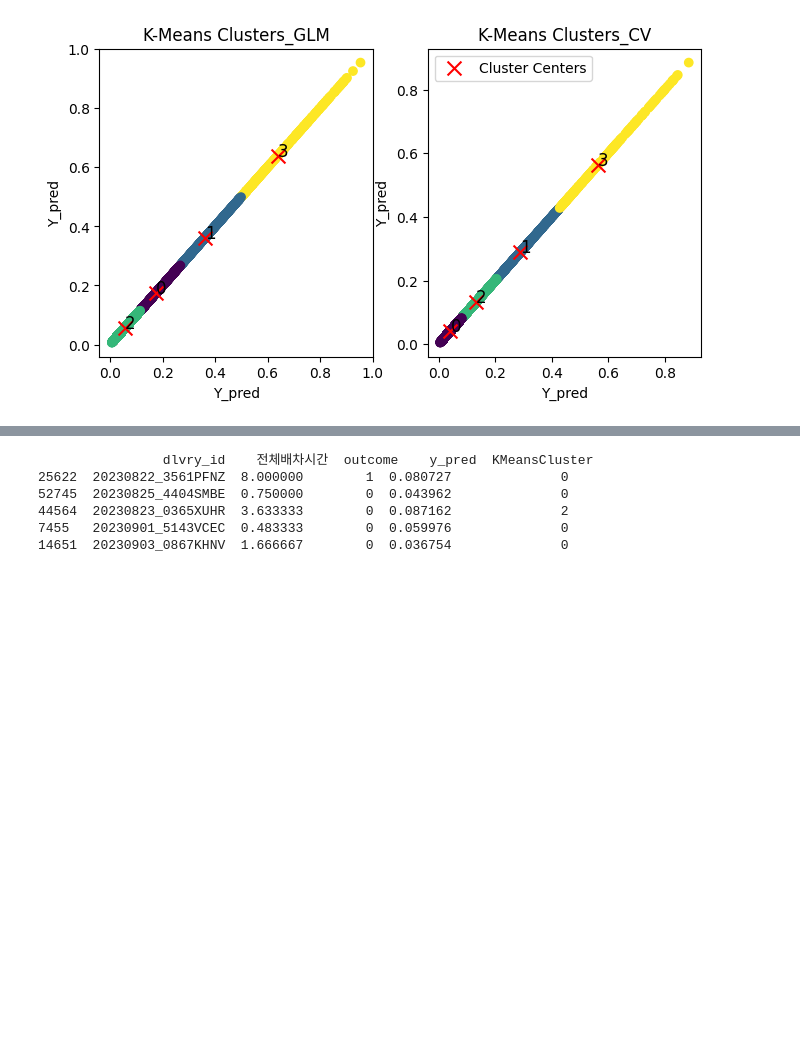
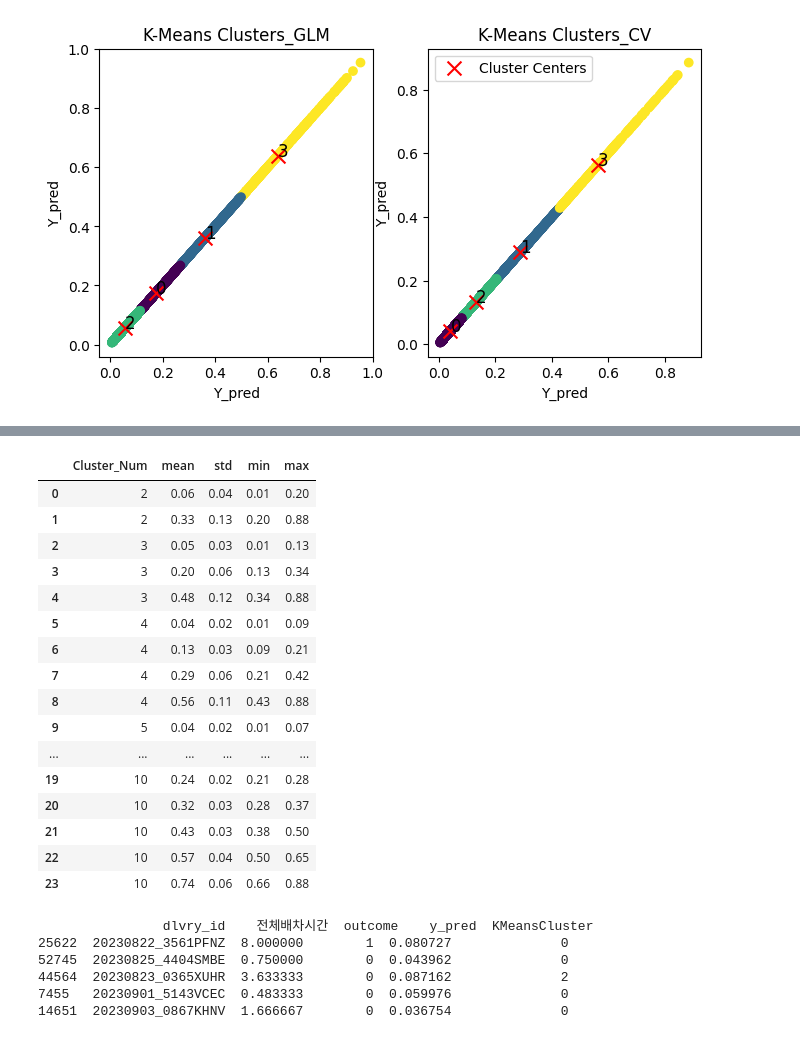
Before and after one commit to yoooooooonji/ML-model-LT_OV30, a Jupyter notebook: glm.ipynb, the cells around one changed output, grey strips where cells are left out. Cells and saved outputs as stored; diff of their text form; code cells hidden in the pictures; blank space fills up the shorter version.

```diff
--- a/glm.ipynb
+++ b/glm.ipynb
@@ -918,3 +918,16 @@ K-Means Silhouette Score_cv : 0.65
 
 # plt.legend()
 # plt.show()
+# %%
+# k = 2,3,4,5, 10 전체 배차시간, y_pred값 보기
+
+cluster_nums = [2, 3, 4, 5, 10]
+cluster_stats_df = pd.DataFrame(index=cluster_nums)
+
+for k in cluster_nums :
+    result_df = pd.DataFrame({'dlvry_id': test_set["dlvry_id"], '전체배차시간': test_set["전체배차시간"],
+                          'outcome': test_set["outcome"], 'y_pred': y_pred_prob[:, 1].squeeze(),
+                          'KMeansCluster': kmeans_clusters_cv})
+    cluster_stats_df = result_df.groupby('KMeansCluster')['전체배차시간'].agg(['mean', 'std', 'min', 'max'])
+
+print(cluster_stats_df)
@@ -921,3 +947,46 @@ K-Means Silhouette Score_cv : 0.65
+# %%
+cluster_nums = [2, 3, 4, 5, 10]
+
+cluster_stats_df = pd.DataFrame()
+
+for k in cluster_nums:
+    kmeans = KMeans(n_clusters=k)
+    kmeans_clusters_cv = kmeans.fit_predict(X_cv)
+    kmeans_silhouette_score_cv = silhouette_score(X_cv, kmeans_clusters_cv)
+
+    result_df = pd.DataFrame({'dlvry_id': test_set["dlvry_id"], '전체배차시간': test_set["전체배차시간"],
+                              'outcome': test_set["outcome"], 'y_pred': y_pred_prob[:, 1].squeeze(),
+                              'KMeansCluster': kmeans_clusters_cv})
+
+    cluster_stats = result_df.groupby('KMeansCluster')['y_pred'].agg(['mean', 'std', 'min', 'max'])
+    cluster_stats['Cluster_Num'] = k
+    cluster_stats = cluster_stats[['Cluster_Num', 'mean', 'std', 'min', 'max']]
+    cluster_stats_df = pd.concat([cluster_stats_df, cluster_stats], ignore_index=True)
+
+
+cluster_stats_df = cluster_stats_df.sort_values(by=['Cluster_Num', 'mean'])
+styled_cluster_stats_df = cluster_stats_df.style.format({'mean': '{:.2f}', 'std': '{:.2f}', 'min': '{:.2f}', 'max': '{:.2f}'})
+cluster_stats_df.reset_index(drop=True, inplace=True)
+
+display(styled_cluster_stats_df)
+# %% [output]
+|  | Cluster_Num | mean | std | min | max |
+| 0 | 2 | 0.06 | 0.04 | 0.01 | 0.20 |
+| 1 | 2 | 0.33 | 0.13 | 0.20 | 0.88 |
+| 2 | 3 | 0.05 | 0.03 | 0.01 | 0.13 |
+| 3 | 3 | 0.20 | 0.06 | 0.13 | 0.34 |
+| 4 | 3 | 0.48 | 0.12 | 0.34 | 0.88 |
+| 5 | 4 | 0.04 | 0.02 | 0.01 | 0.09 |
+| 6 | 4 | 0.13 | 0.03 | 0.09 | 0.21 |
+| 7 | 4 | 0.29 | 0.06 | 0.21 | 0.42 |
+| 8 | 4 | 0.56 | 0.11 | 0.43 | 0.88 |
+| 9 | 5 | 0.04 | 0.02 | 0.01 | 0.07 |
+| ... | ... | ... | ... | ... | ... |
+| 19 | 10 | 0.24 | 0.02 | 0.21 | 0.28 |
+| 20 | 10 | 0.32 | 0.03 | 0.28 | 0.37 |
+| 21 | 10 | 0.43 | 0.03 | 0.38 | 0.50 |
+| 22 | 10 | 0.57 | 0.04 | 0.50 | 0.65 |
+| 23 | 10 | 0.74 | 0.06 | 0.66 | 0.88 |
 # %%
 result_df = pd.DataFrame({'dlvry_id': test_set["dlvry_id"], '전체배차시간': test_set["전체배차시간"],
                           'outcome': test_set["outcome"], 'y_pred': y_pred_prob[:, 1].squeeze(),
```
Also changed, not shown: parts of 20 cells of this notebook, 1 other file.
